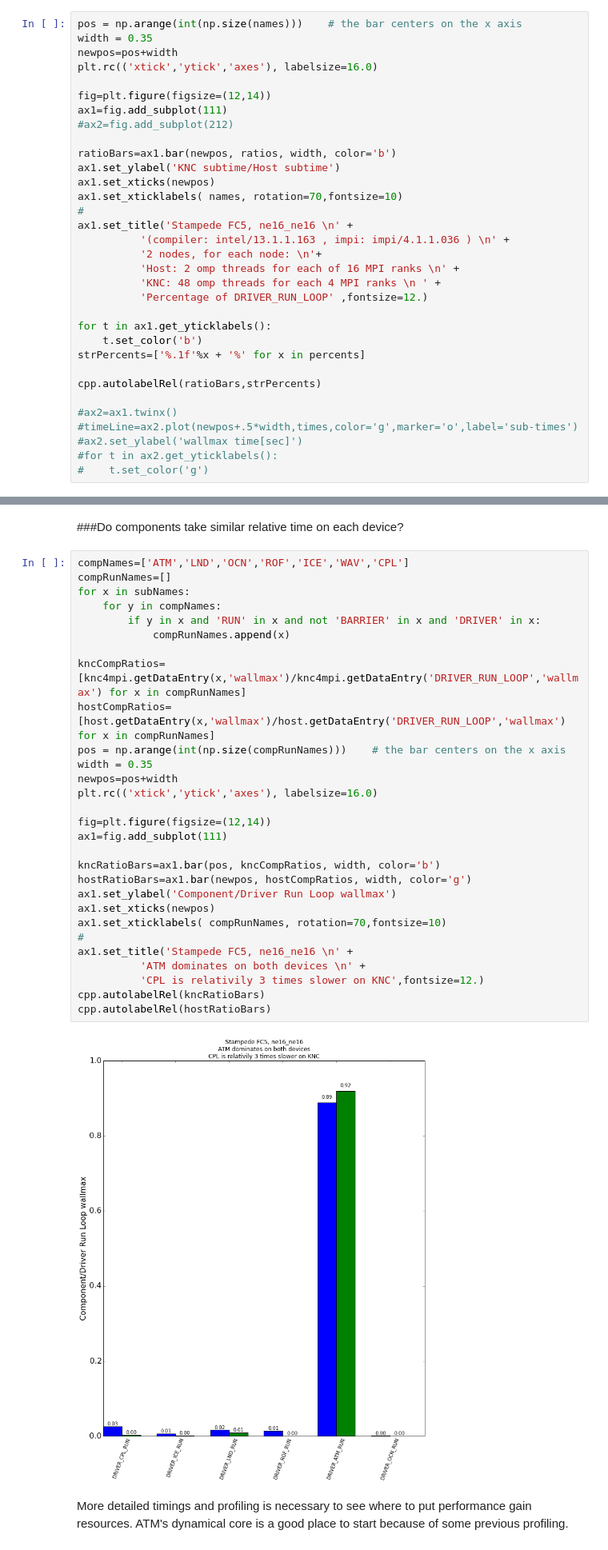
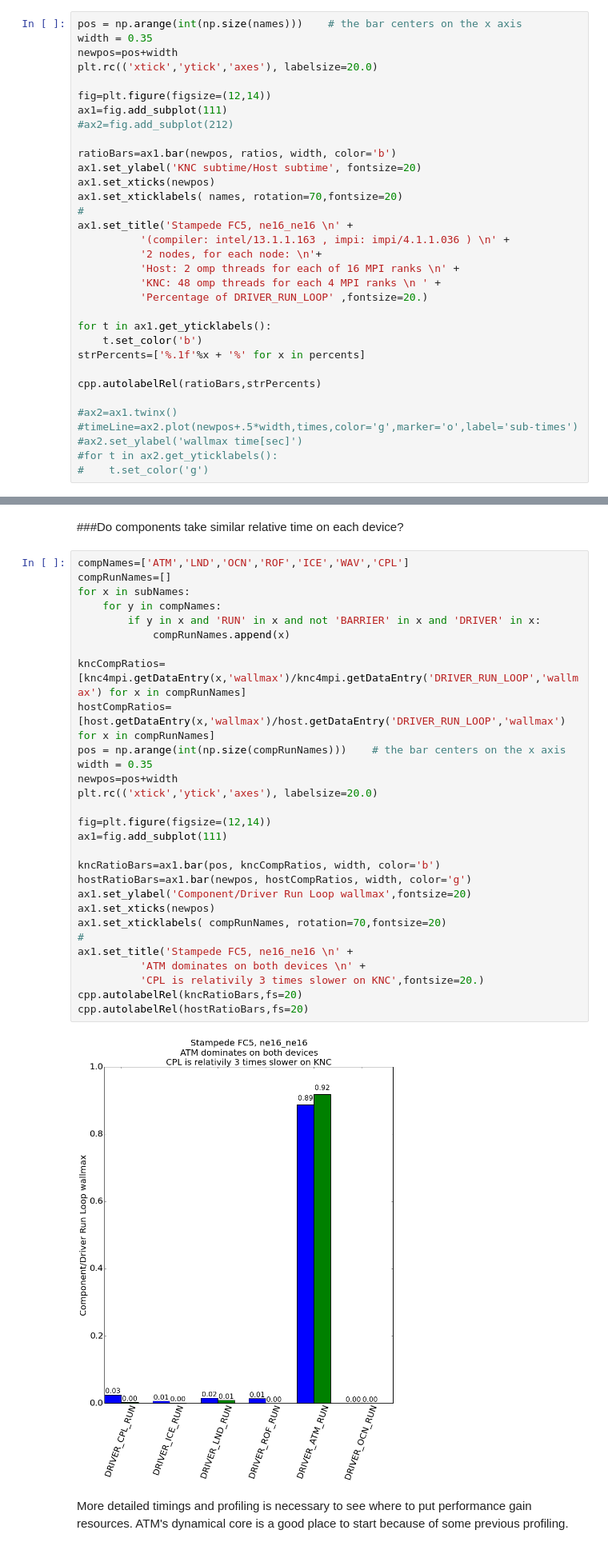
Before and after one commit to srinathv/CesmPerfTools, a Jupyter notebook: notebooks/fc5.ne16_ne16.hostVsKnc.ipynb, the cells around one changed output, grey strips where cells are left out. Shown: that part at 80% size. Saved outputs shown, nothing was run; the diff lists cells and outputs as text.

```diff
--- a/notebooks/fc5.ne16_ne16.hostVsKnc.ipynb
+++ b/notebooks/fc5.ne16_ne16.hostVsKnc.ipynb
@@ -118,23 +118,23 @@ percents=[100*x[i] for x in ratioList for i in [3]]
 pos = np.arange(int(np.size(names)))    # the bar centers on the x axis
 width = 0.35
 newpos=pos+width
-plt.rc(('xtick','ytick','axes'), labelsize=16.0)
+plt.rc(('xtick','ytick','axes'), labelsize=20.0)
 
 fig=plt.figure(figsize=(12,14))
 ax1=fig.add_subplot(111)
 #ax2=fig.add_subplot(212)
 
 ratioBars=ax1.bar(newpos, ratios, width, color='b')
-ax1.set_ylabel('KNC subtime/Host subtime')
+ax1.set_ylabel('KNC subtime/Host subtime', fontsize=20)
 ax1.set_xticks(newpos)
-ax1.set_xticklabels( names, rotation=70,fontsize=10)
+ax1.set_xticklabels( names, rotation=70,fontsize=20)
 #
 ax1.set_title('Stampede FC5, ne16_ne16 \n' +
           '(compiler: intel/13.1.1.163 , impi: impi/4.1.1.036 ) \n' +
           '2 nodes, for each node: \n'+
           'Host: 2 omp threads for each of 16 MPI ranks \n' +
           'KNC: 48 omp threads for each 4 MPI ranks \n ' +
-          'Percentage of DRIVER_RUN_LOOP' ,fontsize=12.)
+          'Percentage of DRIVER_RUN_LOOP' ,fontsize=20.)
 
 for t in ax1.get_yticklabels():
     t.set_color('b')
@@ -194,34 +194,34 @@ sortOnTime[:11]
 # %%
 compNames=['ATM','LND','OCN','ROF','ICE','WAV','CPL']
 compRunNames=[]
 for x in subNames:
     for y in compNames:
         if y in x and 'RUN' in x and not 'BARRIER' in x and 'DRIVER' in x:
             compRunNames.append(x)
 
 kncCompRatios=[knc4mpi.getDataEntry(x,'wallmax')/knc4mpi.getDataEntry('DRIVER_RUN_LOOP','wallmax') for x in compRunNames]
 hostCompRatios=[host.getDataEntry(x,'wallmax')/host.getDataEntry('DRIVER_RUN_LOOP','wallmax') for x in compRunNames]
 pos = np.arange(int(np.size(compRunNames)))    # the bar centers on the x axis
 width = 0.35
 newpos=pos+width
-plt.rc(('xtick','ytick','axes'), labelsize=16.0)
+plt.rc(('xtick','ytick','axes'), labelsize=20.0)
 
 fig=plt.figure(figsize=(12,14))
 ax1=fig.add_subplot(111)
 
 kncRatioBars=ax1.bar(pos, kncCompRatios, width, color='b')
 hostRatioBars=ax1.bar(newpos, hostCompRatios, width, color='g')
-ax1.set_ylabel('Component/Driver Run Loop wallmax')
+ax1.set_ylabel('Component/Driver Run Loop wallmax',fontsize=20)
 ax1.set_xticks(newpos)
-ax1.set_xticklabels( compRunNames, rotation=70,fontsize=10)
+ax1.set_xticklabels( compRunNames, rotation=70,fontsize=20)
 #
 ax1.set_title('Stampede FC5, ne16_ne16 \n' +
           'ATM dominates on both devices \n' +
-          'CPL is relativily 3 times slower on KNC',fontsize=12.)
-cpp.autolabelRel(kncRatioBars)
-cpp.autolabelRel(hostRatioBars)
+          'CPL is relativily 3 times slower on KNC',fontsize=20.)
+cpp.autolabelRel(kncRatioBars,fs=20)
+cpp.autolabelRel(hostRatioBars,fs=20)
 # %% [output]
-[figure, old version]
+[figure, new version]
 # %% [markdown]
 More detailed timings and profiling is necessary to see where to put performance gain resources.  ATM's dynamical core is a good place to start because of some previous profiling.
 # %% [markdown]
```
Also changed, not shown: parts of 2 cells of this notebook, 1 other file.
